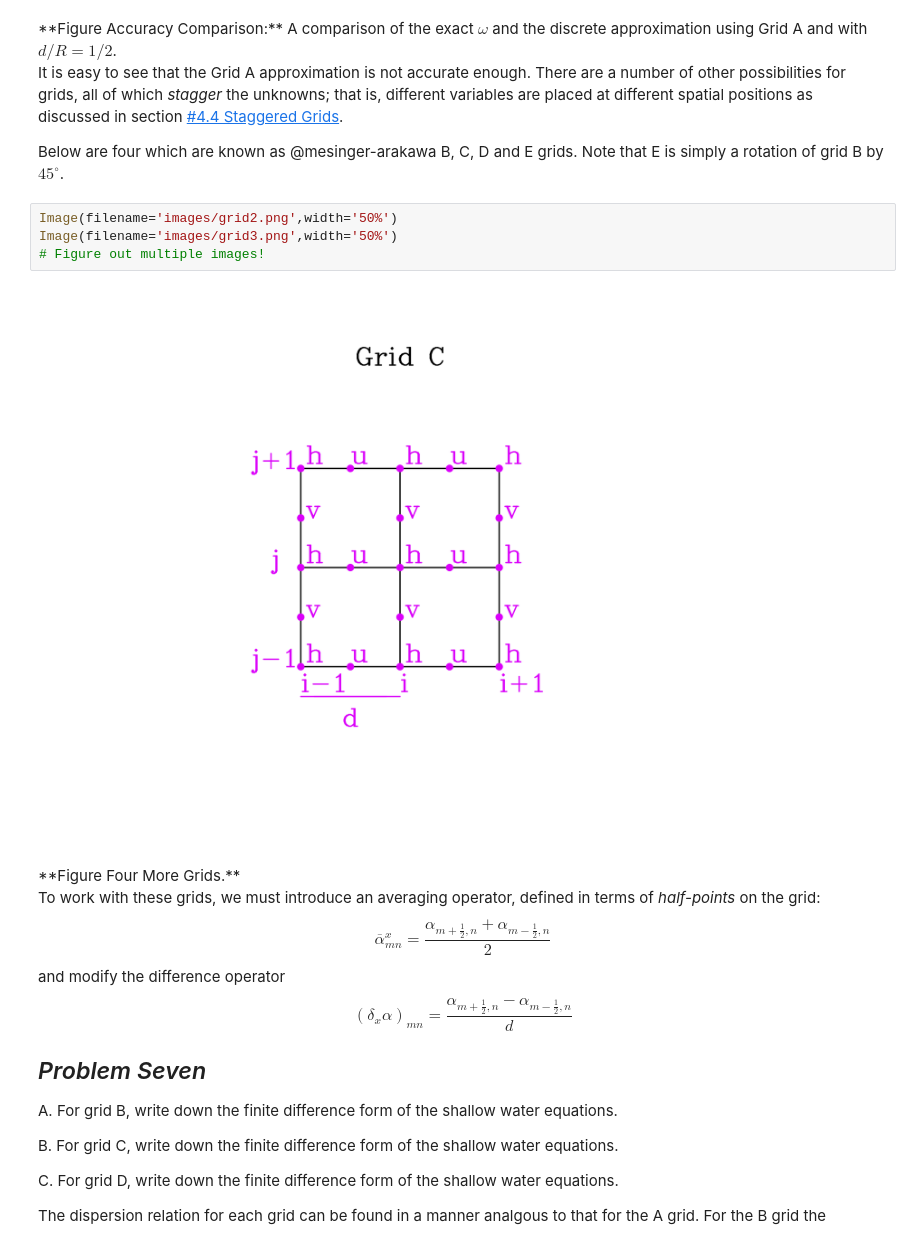
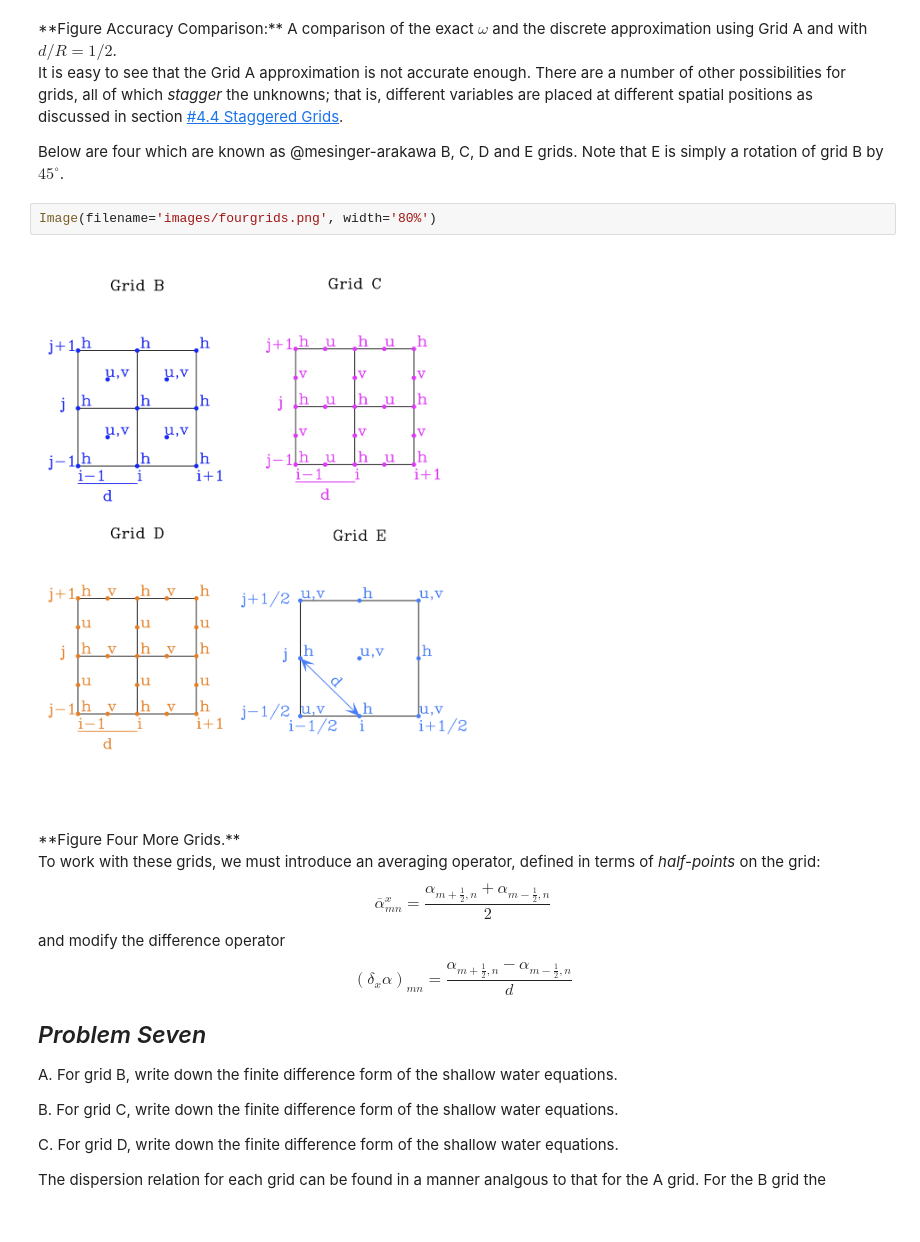
Before and after one commit to timothya87/numeric, a Jupyter notebook: lab7/Lab_7.ipynb, the cells around one changed output. Saved outputs shown, nothing was run; the diff lists cells and outputs as text.

Commit message:
Put in grid figure and youtube videos

```diff
--- a/lab7/Lab_7.ipynb
+++ b/lab7/Lab_7.ipynb
@@ -953,12 +966,10 @@ section [#4.4 Staggered Grids](#4.4-Staggered-Grids).
 
 Below are four which are known as  @mesinger-arakawa B, C, D and E
 grids. Note that E is simply a rotation of grid B by $45^\circ$.
-# %%
-Image(filename='images/grid2.png',width='50%')
-Image(filename='images/grid3.png',width='50%')
-# Figure out multiple images!
-# %% [output]
-[figure, removed]
+# %%
+Image(filename='images/fourgrids.png', width='80%')
+# %% [output]
+[figure, added]
 # %% [markdown]
 <div>
 **Figure Four More Grids.**
```
Also changed, not shown: parts of 9 cells of this notebook.
